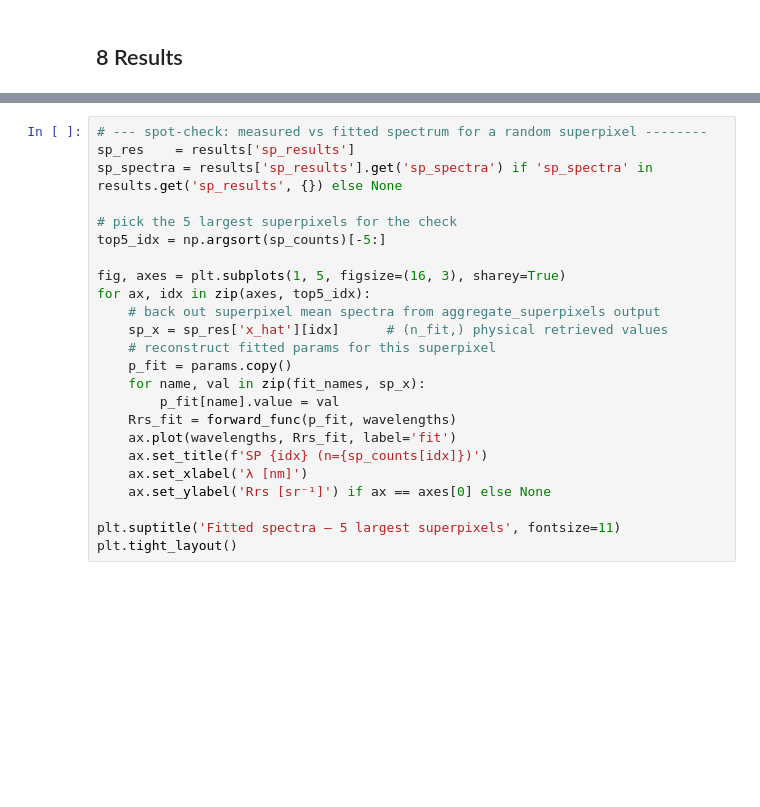
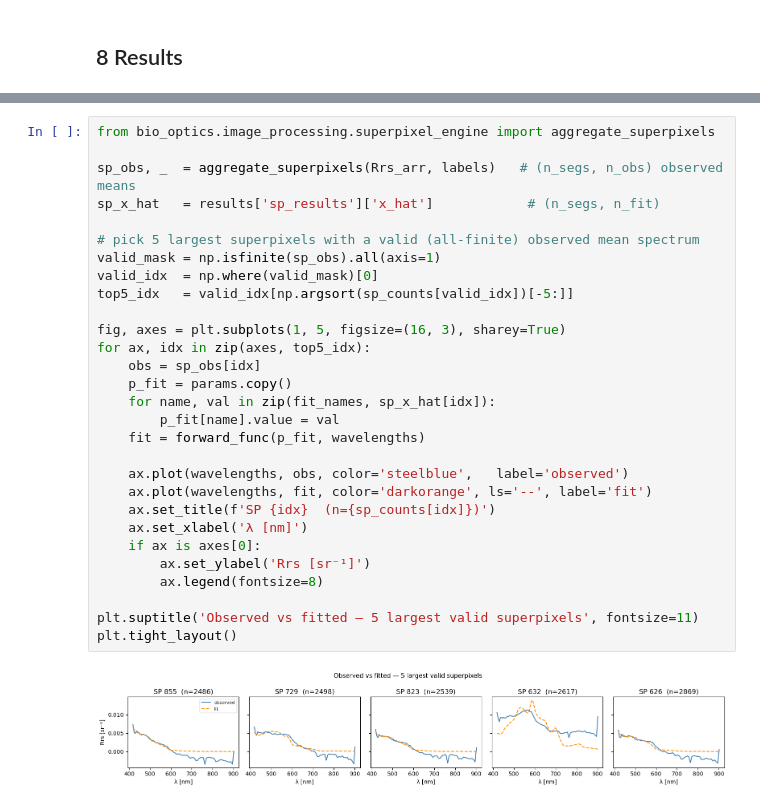
Before and after one commit to CMLandOcean/bio_optics, a Jupyter notebook: notebooks/15_lmfit_superpixel_bi.ipynb, the cells around one changed output, grey strips where cells are left out. Drawn from its saved outputs; the diff is of its cells as text; blank space fills up the shorter version.

```diff
--- a/notebooks/15_lmfit_superpixel_bi.ipynb
+++ b/notebooks/15_lmfit_superpixel_bi.ipynb
@@ -236,24 +327,31 @@ plt.tight_layout()
 # %%
-# --- spot-check: measured vs fitted spectrum for a random superpixel --------
-sp_res    = results['sp_results']
-sp_spectra = results['sp_results'].get('sp_spectra') if 'sp_spectra' in results.get('sp_results', {}) else None
+from bio_optics.image_processing.superpixel_engine import aggregate_superpixels
 
-# pick the 5 largest superpixels for the check
-top5_idx = np.argsort(sp_counts)[-5:]
+sp_obs, _  = aggregate_superpixels(Rrs_arr, labels)   # (n_segs, n_obs) observed means
+sp_x_hat   = results['sp_results']['x_hat']            # (n_segs, n_fit)
+
+# pick 5 largest superpixels with a valid (all-finite) observed mean spectrum
+valid_mask = np.isfinite(sp_obs).all(axis=1)
+valid_idx  = np.where(valid_mask)[0]
+top5_idx   = valid_idx[np.argsort(sp_counts[valid_idx])[-5:]]
 
 fig, axes = plt.subplots(1, 5, figsize=(16, 3), sharey=True)
 for ax, idx in zip(axes, top5_idx):
-    # back out superpixel mean spectra from aggregate_superpixels output
-    sp_x = sp_res['x_hat'][idx]      # (n_fit,) physical retrieved values
-    # reconstruct fitted params for this superpixel
+    obs = sp_obs[idx]
     p_fit = params.copy()
-    for name, val in zip(fit_names, sp_x):
+    for name, val in zip(fit_names, sp_x_hat[idx]):
         p_fit[name].value = val
-    Rrs_fit = forward_func(p_fit, wavelengths)
-    ax.plot(wavelengths, Rrs_fit, label='fit')
-    ax.set_title(f'SP {idx} (n={sp_counts[idx]})')
+    fit = forward_func(p_fit, wavelengths)
+
+    ax.plot(wavelengths, obs, color='steelblue',   label='observed')
+    ax.plot(wavelengths, fit, color='darkorange', ls='--', label='fit')
+    ax.set_title(f'SP {idx}  (n={sp_counts[idx]})')
     ax.set_xlabel('λ [nm]')
-    ax.set_ylabel('Rrs [sr⁻¹]') if ax == axes[0] else None
+    if ax is axes[0]:
+        ax.set_ylabel('Rrs [sr⁻¹]')
+        ax.legend(fontsize=8)
 
-plt.suptitle('Fitted spectra — 5 largest superpixels', fontsize=11)
+plt.suptitle('Observed vs fitted — 5 largest valid superpixels', fontsize=11)
 plt.tight_layout()
+# %% [output]
+[figure, added]
```
Also changed, not shown: parts of 15 cells of this notebook.
